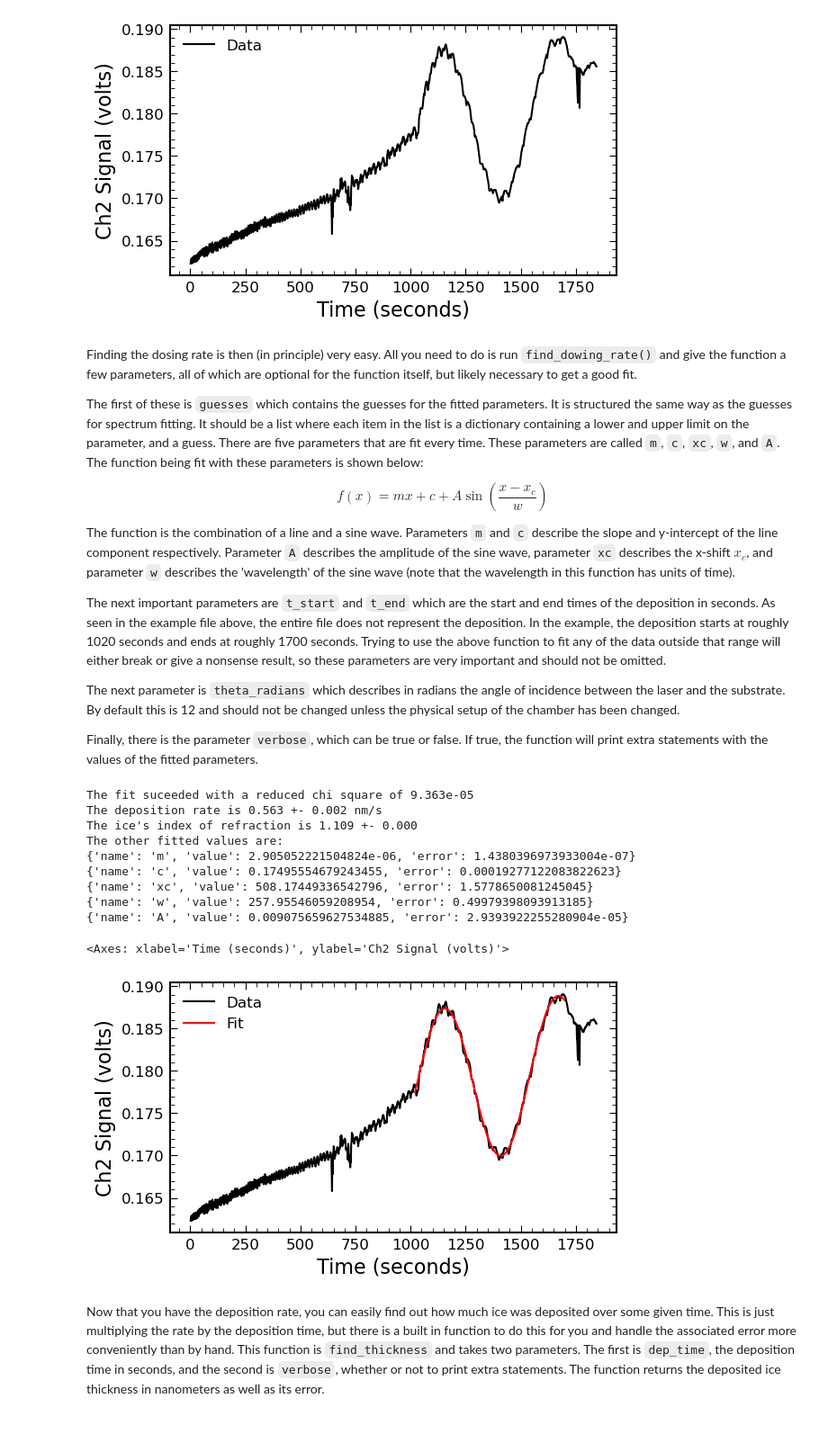
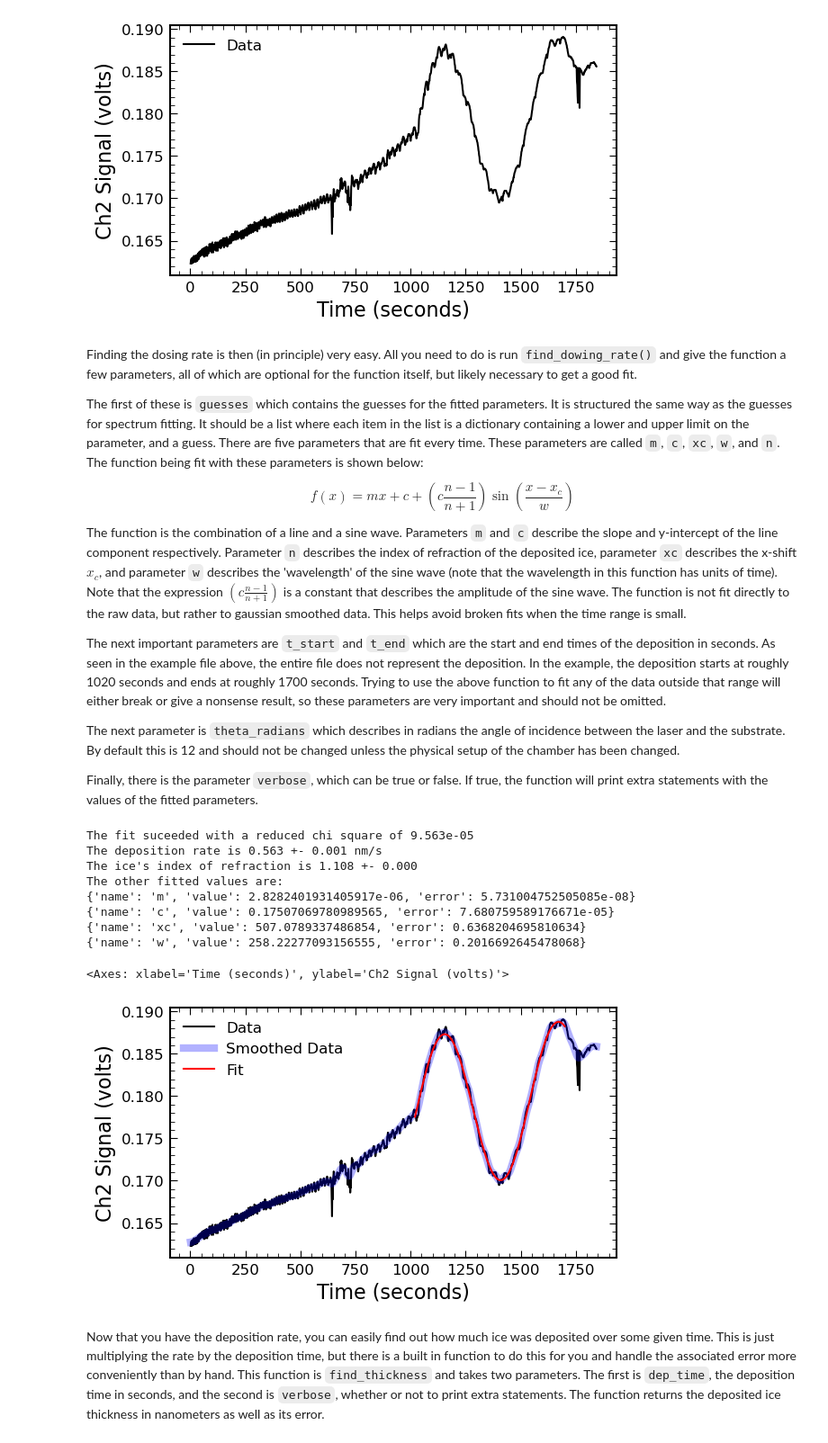
Before and after one commit to cassidy-andrew/AU-UV_ices, a Jupyter notebook: example.ipynb, the cells around one changed output. Shown: that part at 90% size. Drawn from its saved outputs; the diff is of its cells as text; code cells hidden in the pictures.

Commit message:
improved the deposition fitting

```diff
--- a/example.ipynb
+++ b/example.ipynb
@@ -444,13 +460,13 @@ deptools.plot_timescan(dep, save_path="./misc_figures/deposition_fit.svg")
 # %% [markdown]
 Finding the dosing rate is then (in principle) very easy. All you need to do is run `find_dowing_rate()` and give the function a few parameters, all of which are optional for the function itself, but likely necessary to get a good fit.
 
-The first of these is `guesses` which contains the guesses for the fitted parameters. It is structured the same way as the guesses for spectrum fitting. It should be a list where each item in the list is a dictionary containing a lower and upper limit on the parameter, and a guess. There are five parameters that are fit every time. These parameters are called `m`, `c`, `xc`, `w`, and `A`. The function being fit with these parameters is shown below:
+The first of these is `guesses` which contains the guesses for the fitted parameters. It is structured the same way as the guesses for spectrum fitting. It should be a list where each item in the list is a dictionary containing a lower and upper limit on the parameter, and a guess. There are five parameters that are fit every time. These parameters are called `m`, `c`, `xc`, `w`, and `n`. The function being fit with these parameters is shown below:
 
 $$
-f\left(x\right) = mx + c + A\sin\left(\frac{x-x_c}{w}\right)
+f\left(x\right) = mx + c + \left(c\frac{n-1}{n+1}\right)\sin\left(\frac{x-x_c}{w}\right)
 $$
 
-The function is the combination of a line and a sine wave. Parameters `m` and `c` describe the slope and y-intercept of the line component respectively. Parameter `A` describes the amplitude of the sine wave, parameter `xc` describes the x-shift $x_c$, and parameter `w` describes the 'wavelength' of the sine wave (note that the wavelength in this function has units of time).
+The function is the combination of a line and a sine wave. Parameters `m` and `c` describe the slope and y-intercept of the line component respectively. Parameter `n` describes the index of refraction of the deposited ice, parameter `xc` describes the x-shift $x_c$, and parameter `w` describes the 'wavelength' of the sine wave (note that the wavelength in this function has units of time). Note that the expression $\left(c\frac{n-1}{n+1}\right)$ is a constant that describes the amplitude of the sine wave. The function is not fit directly to the raw data, but rather to gaussian smoothed data. This helps avoid broken fits when the time range is small.
 
 The next important parameters are `t_start` and `t_end` which are the start and end times of the deposition in seconds. As seen in the example file above, the entire file does not represent the deposition. In the example, the deposition starts at roughly 1020 seconds and ends at roughly 1700 seconds. Trying to use the above function to fit any of the data outside that range will either break or give a nonsense result, so these parameters are very important and should not be omitted.
 
@@ -460,30 +476,29 @@ Finally, there is the parameter `verbose`, which can be true or false. If true,
 # %%
 # importing numpy so we can set the limits on the parameters to infinity
 import numpy as np
 
 # setup our guesses. These are the same as the default guesses if none are provided
-guesses = [{'lower':-np.inf, 'guess':3e-6, 'upper':np.inf},  # m
-           {'lower':-np.inf, 'guess':0, 'upper':np.inf},     # c
-           {'lower':-np.inf, 'guess':100, 'upper':np.inf},   # xc
-           {'lower':0, 'guess':500, 'upper':np.inf},         # w
-           {'lower':-np.inf, 'guess':0.01, 'upper':np.inf}   # A
+guesses = [{'lower':-np.inf, 'guess':3e-6, 'upper':np.inf}, # m
+           {'lower':-np.inf, 'guess':0, 'upper':np.inf}, # c
+           {'lower':-np.inf, 'guess':200, 'upper':np.inf}, # xc
+           {'lower':0, 'guess':300, 'upper':np.inf}, # w
+           {'lower':1, 'guess':1.2, 'upper':4.1} # n
             ]
 
 # fit the data and get the dosing rate
 dep.find_dosing_rate(guesses=guesses, t_start=1020, t_end=1700, verbose=True)
 deptools.plot_timescan(dep, save_path="./misc_figures/deposition_fit.svg")
 # %% [output]
-The fit suceeded with a reduced chi square of 9.363e-05
-The deposition rate is 0.563 +- 0.002 nm/s
-The ice's index of refraction is 1.109 +- 0.000
+The fit suceeded with a reduced chi square of 9.563e-05
+The deposition rate is 0.563 +- 0.001 nm/s
+The ice's index of refraction is 1.108 +- 0.000
 The other fitted values are:
-{'name': 'm', 'value': 2.905052221504824e-06, 'error': 1.4380396973933004e-07}
-{'name': 'c', 'value': 0.17495554679243455, 'error': 0.00019277122083822623}
-{'name': 'xc', 'value': 508.17449336542796, 'error': 1.5778650081245045}
-{'name': 'w', 'value': 257.95546059208954, 'error': 0.49979398093913185}
-{'name': 'A', 'value': 0.009075659627534885, 'error': 2.9393922255280904e-05}
+{'name': 'm', 'value': 2.8282401931405917e-06, 'error': 5.731004752505085e-08}
+{'name': 'c', 'value': 0.17507069780989565, 'error': 7.680759589176671e-05}
+{'name': 'xc', 'value': 507.0789337486854, 'error': 0.6368204695810634}
+{'name': 'w', 'value': 258.22277093156555, 'error': 0.2016692645478068}
 <Axes: xlabel='Time (seconds)', ylabel='Ch2 Signal (volts)'>
-[figure, old version]
+[figure, new version]
 # %% [markdown]
 Now that you have the deposition rate, you can easily find out how much ice was deposited over some given time. This is just multiplying the rate by the deposition time, but there is a built in function to do this for you and handle the associated error more conveniently than by hand. This function is `find_thickness` and takes two parameters. The first is `dep_time`, the deposition time in seconds, and the second is `verbose`, whether or not to print extra statements. The function returns the deposited ice thickness in nanometers as well as its error.
 # %%
```
Also changed, not shown: parts of 15 cells of this notebook, 1 other file.
